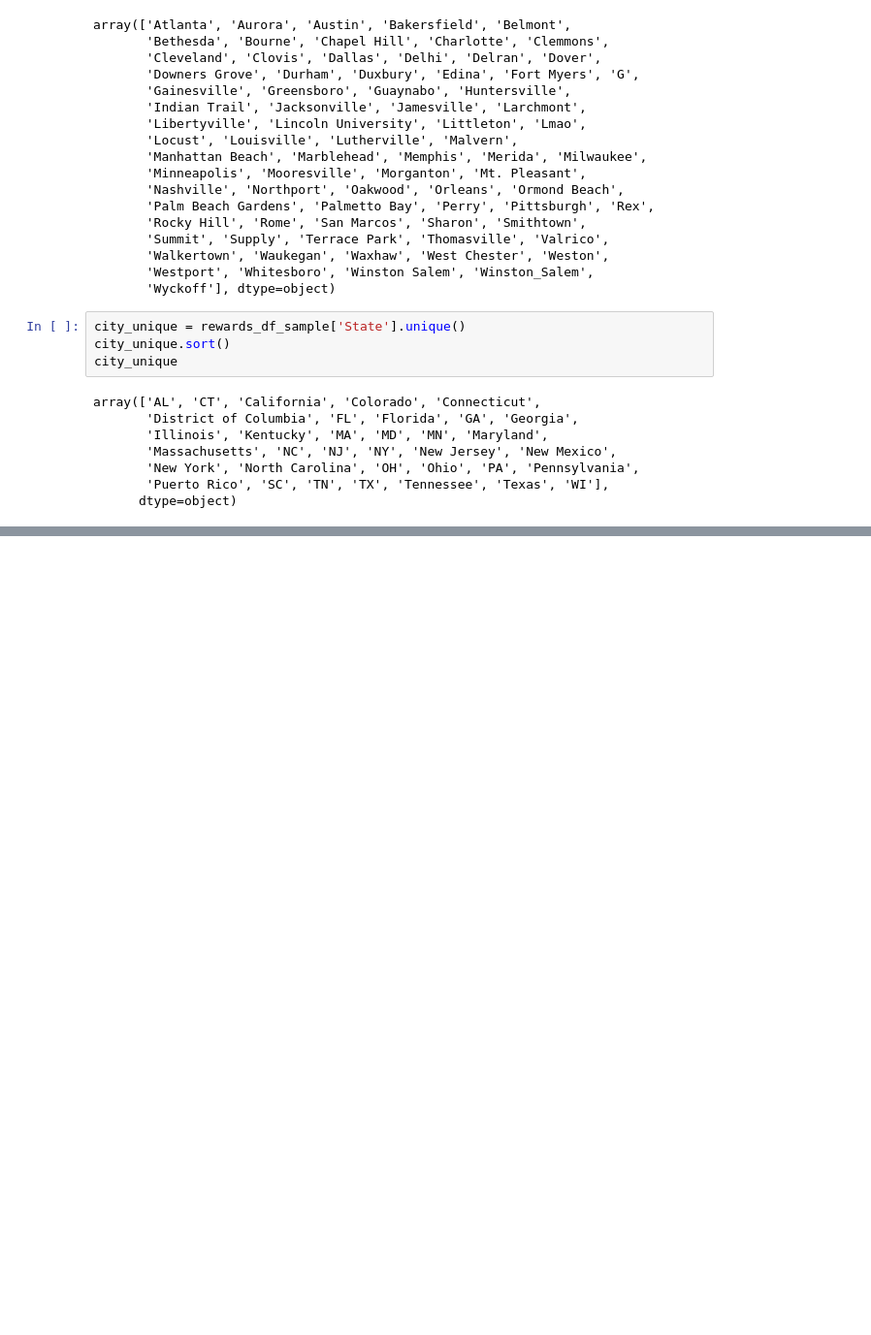
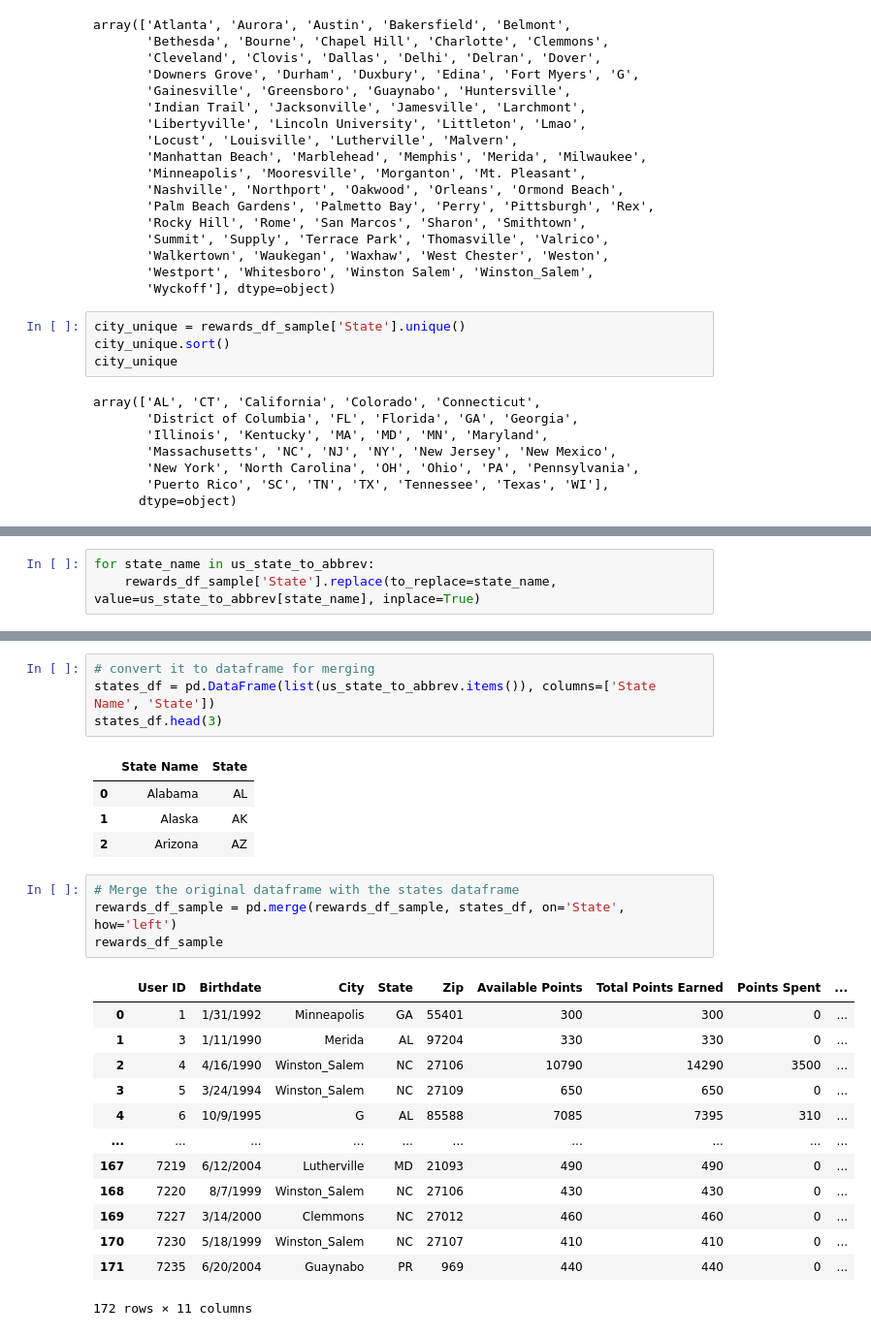
Before and after one commit to GiwonLee1999/Data-wrangling-ETL-Analysis-ML-DL, a Jupyter notebook: Data Wrangling/RewardsDataSet.ipynb, the cells around one changed output, grey strips where cells are left out. Shown at 97% size. Saved outputs shown, nothing was run; the diff lists cells and outputs as text; blank space fills up the shorter version.

Commit message:
Update RewardsDataSet.ipynb
Data wrangling fundamentals.

```diff
--- a/Data Wrangling/RewardsDataSet.ipynb
+++ b/Data Wrangling/RewardsDataSet.ipynb
@@ -262,0 +310,3 @@ array(['AL', 'CT', 'California', 'Colorado', 'Connecticut',
+# %%
+for state_name in us_state_to_abbrev:
+    rewards_df_sample['State'].replace(to_replace=state_name, value=us_state_to_abbrev[state_name], inplace=True)
@@ -262,0 +328,27 @@ array(['AL', 'CT', 'California', 'Colorado', 'Connecticut',
+# %%
+# convert it to dataframe for merging
+states_df = pd.DataFrame(list(us_state_to_abbrev.items()), columns=['State Name', 'State'])
+states_df.head(3)
+# %% [output]
+|  | State Name | State |
+| 0 | Alabama | AL |
+| 1 | Alaska | AK |
+| 2 | Arizona | AZ |
+# %%
+# Merge the original dataframe with the states dataframe
+rewards_df_sample = pd.merge(rewards_df_sample, states_df, on='State', how='left')
+rewards_df_sample
+# %% [output]
+|  | User ID | Birthdate | City | State | Zip | Available Points | Total Points Earned | Points Spent | ... |
+| 0 | 1 | 1/31/1992 | Minneapolis | GA | 55401 | 300 | 300 | 0 | ... |
+| 1 | 3 | 1/11/1990 | Merida | AL | 97204 | 330 | 330 | 0 | ... |
+| 2 | 4 | 4/16/1990 | Winston_Salem | NC | 27106 | 10790 | 14290 | 3500 | ... |
+| 3 | 5 | 3/24/1994 | Winston_Salem | NC | 27109 | 650 | 650 | 0 | ... |
+| 4 | 6 | 10/9/1995 | G | AL | 85588 | 7085 | 7395 | 310 | ... |
+| ... | ... | ... | ... | ... | ... | ... | ... | ... | ... |
+| 167 | 7219 | 6/12/2004 | Lutherville | MD | 21093 | 490 | 490 | 0 | ... |
+| 168 | 7220 | 8/7/1999 | Winston_Salem | NC | 27106 | 430 | 430 | 0 | ... |
+| 169 | 7227 | 3/14/2000 | Clemmons | NC | 27012 | 460 | 460 | 0 | ... |
+| 170 | 7230 | 5/18/1999 | Winston_Salem | NC | 27107 | 410 | 410 | 0 | ... |
+| 171 | 7235 | 6/20/2004 | Guaynabo | PR | 969 | 440 | 440 | 0 | ... |
+172 rows × 11 columns
```
Also changed, not shown: parts of 14 cells of this notebook.
